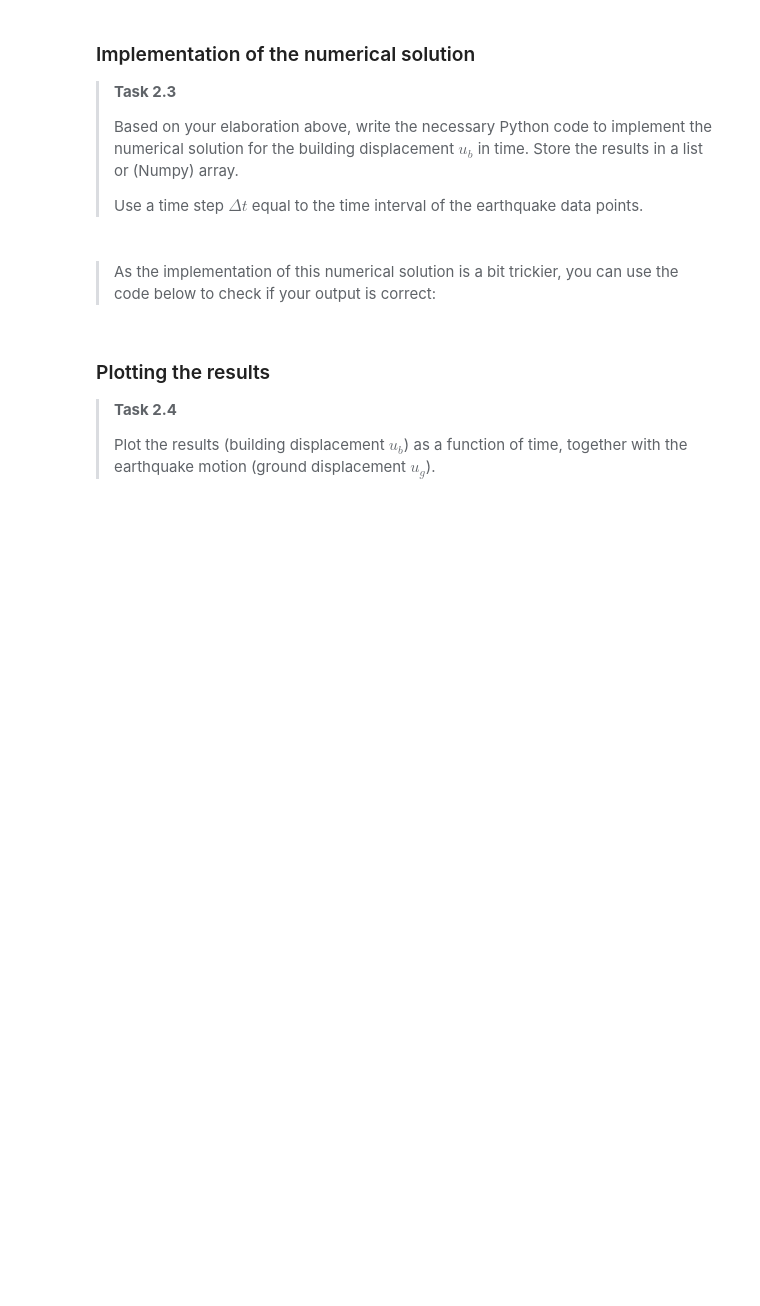
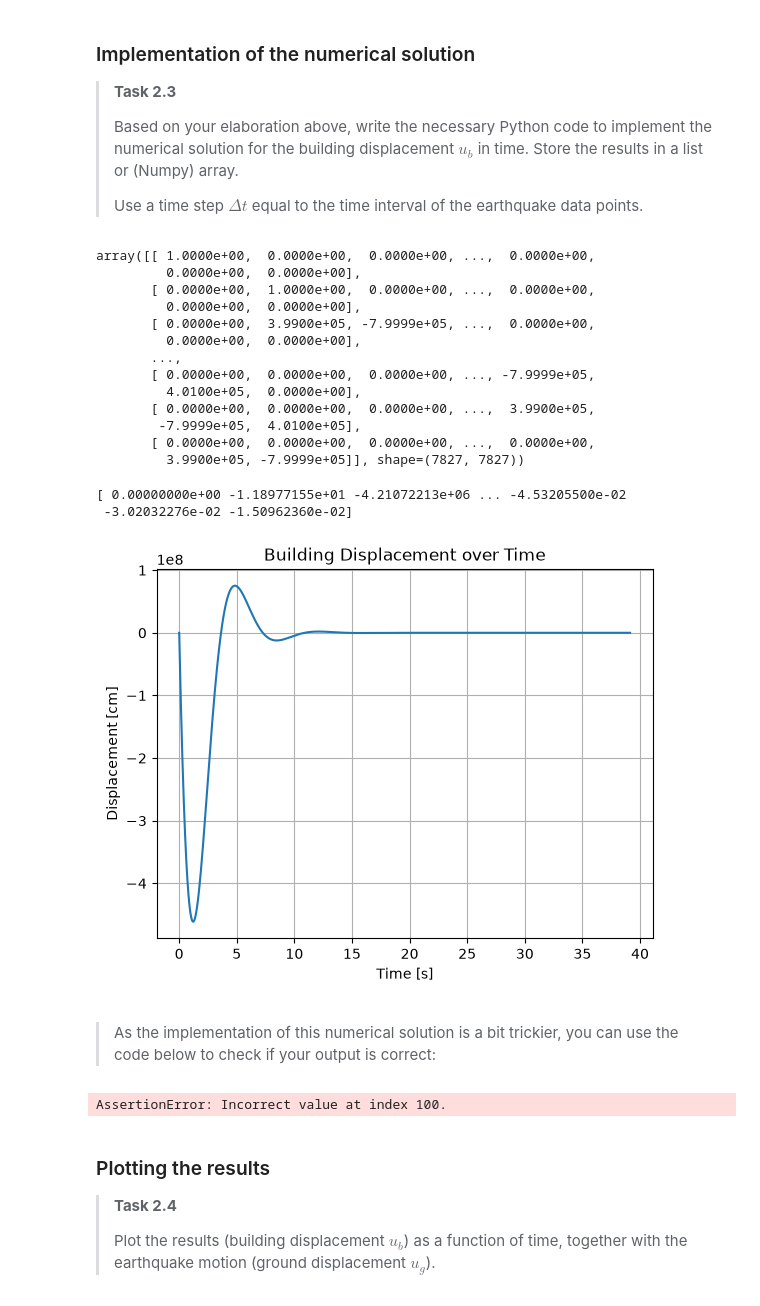
Before and after one commit to harm03/GA1.2-team1O, a Jupyter notebook: 1Ddynamics.ipynb, the cells around one changed output. Drawn from its saved outputs; the diff is of its cells as text; code cells hidden in the pictures; blank space fills up the shorter version.

```diff
--- a/1Ddynamics.ipynb
+++ b/1Ddynamics.ipynb
@@ -242,26 +252,55 @@ Now, we proceed with the numerical solution of the above differential equation f
 # %%
 def solution(k, c, m, num):
     """Solve the ODE for the building displacement in time
 
     Parameters
     ----------
     k : float
         Stiffness of the building
     c : float
         Damping of the building
     m : float
         Mass of the building
     num : int
         Number of time steps to solve for
     """
     u = np.zeros([num])  # Initial conditions at t=0 automatically satisfied
 
-    ### YOUR CODE HERE ###
-    ### YOUR CODE HERE ###
+    for i in range(1, num-1):
+        u[i+1] = (
+
+        ) / (m / (dt**2) + c)
+
+
+
     return u
 
+ub = solution(k, c, m, num)
+print(ub)
 
-ub = solution(k, c, m, num)
+plt.plot(t, ub)
+plt.grid()
+plt.xlabel('Time [s]')
+plt.ylabel('Displacement [cm]')
+plt.title('Building Displacement over Time')
+plt.show()
+# %% [output]
+array([[ 1.0000e+00,  0.0000e+00,  0.0000e+00, ...,  0.0000e+00,
+         0.0000e+00,  0.0000e+00],
+       [ 0.0000e+00,  1.0000e+00,  0.0000e+00, ...,  0.0000e+00,
+         0.0000e+00,  0.0000e+00],
+       [ 0.0000e+00,  3.9900e+05, -7.9999e+05, ...,  0.0000e+00,
+         0.0000e+00,  0.0000e+00],
+       ...,
+       [ 0.0000e+00,  0.0000e+00,  0.0000e+00, ..., -7.9999e+05,
+         4.0100e+05,  0.0000e+00],
+       [ 0.0000e+00,  0.0000e+00,  0.0000e+00, ...,  3.9900e+05,
+        -7.9999e+05,  4.0100e+05],
+       [ 0.0000e+00,  0.0000e+00,  0.0000e+00, ...,  0.0000e+00,
+         3.9900e+05, -7.9999e+05]], shape=(7827, 7827))
+[ 0.00000000e+00 -1.18977155e+01 -4.21072213e+06 ... -4.53205500e-02
+ -3.02032276e-02 -1.50962360e-02]
+[figure, added]
 # %% [markdown]
 
 >
@@ -282,6 +321,8 @@ assert np.allclose(ub[1000], 6.55694268229219), "Incorrect value at index 1000."
 assert np.allclose(ub[-1], 1.9276415440472443), "Incorrect value at last index."
 
 print("All tests passed!")
+# %% [output]
+AssertionError: Incorrect value at index 100.
 # %% [markdown]
 ### Plotting the results
 >
```
Also changed, not shown: parts of 2 cells of this notebook.
